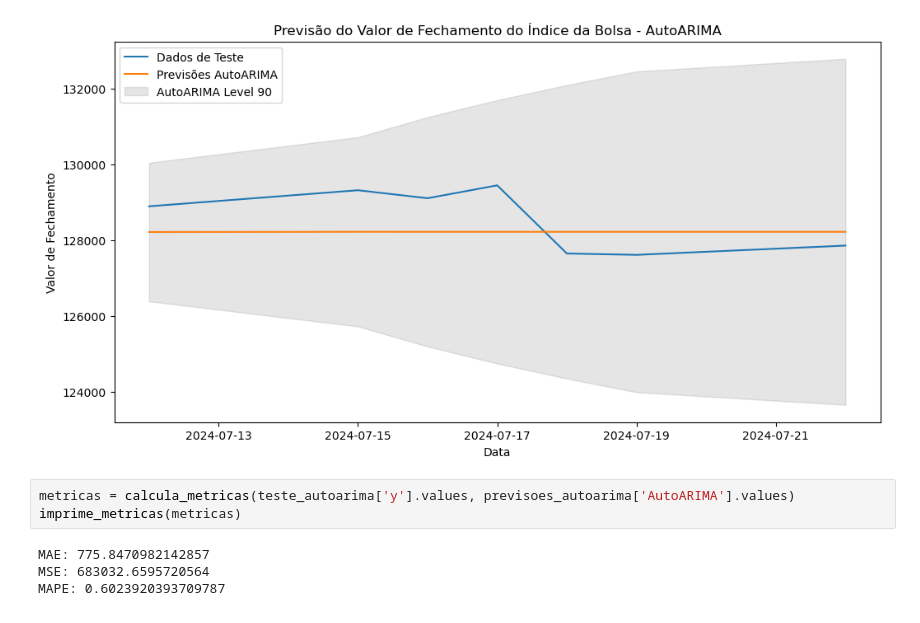
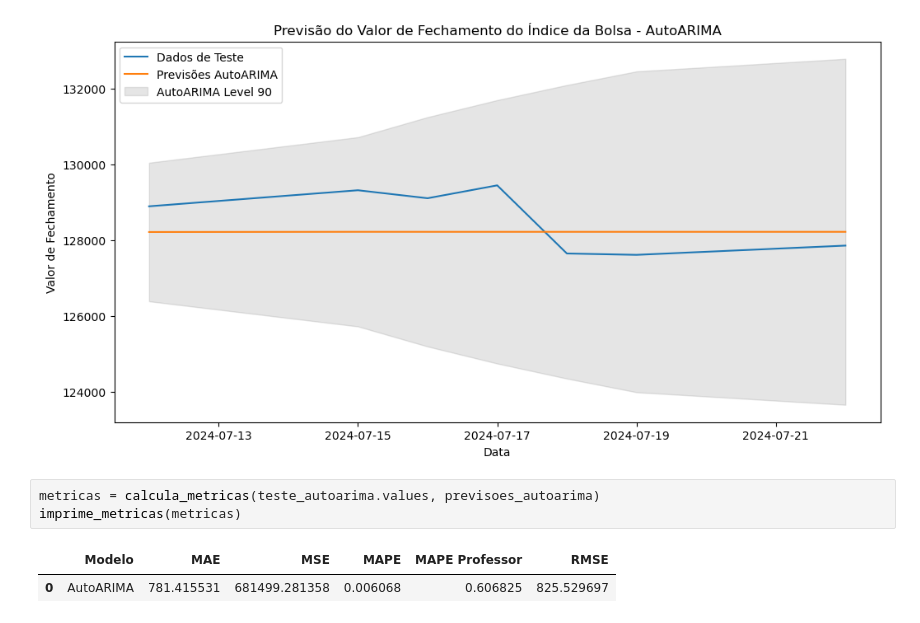
Before and after one commit to alexandreaquiles/postech-fiap-dtat-tech-challenge-fase2, a Jupyter notebook: tech-challenge-fase2-forecasting-ibovespa.ipynb, the cells around one changed output. Saved outputs shown, nothing was run; the diff lists cells and outputs as text.

```diff
--- a/tech-challenge-fase2-forecasting-ibovespa.ipynb
+++ b/tech-challenge-fase2-forecasting-ibovespa.ipynb
@@ -494,9 +482,8 @@ plt.show()
 # %% [output]
 [figure]
 # %%
-metricas = calcula_metricas(teste_autoarima['y'].values, previsoes_autoarima['AutoARIMA'].values)
+metricas = calcula_metricas(teste_autoarima.values, previsoes_autoarima)
 imprime_metricas(metricas)
 # %% [output]
-MAE: 775.8470982142857
-MSE: 683032.6595720564
-MAPE: 0.6023920393709787
+|  | Modelo | MAE | MSE | MAPE | MAPE Professor | RMSE |
+| 0 | AutoARIMA | 781.415531 | 681499.281358 | 0.006068 | 0.606825 | 825.529697 |
```
Also changed, not shown: parts of 7 cells of this notebook.
